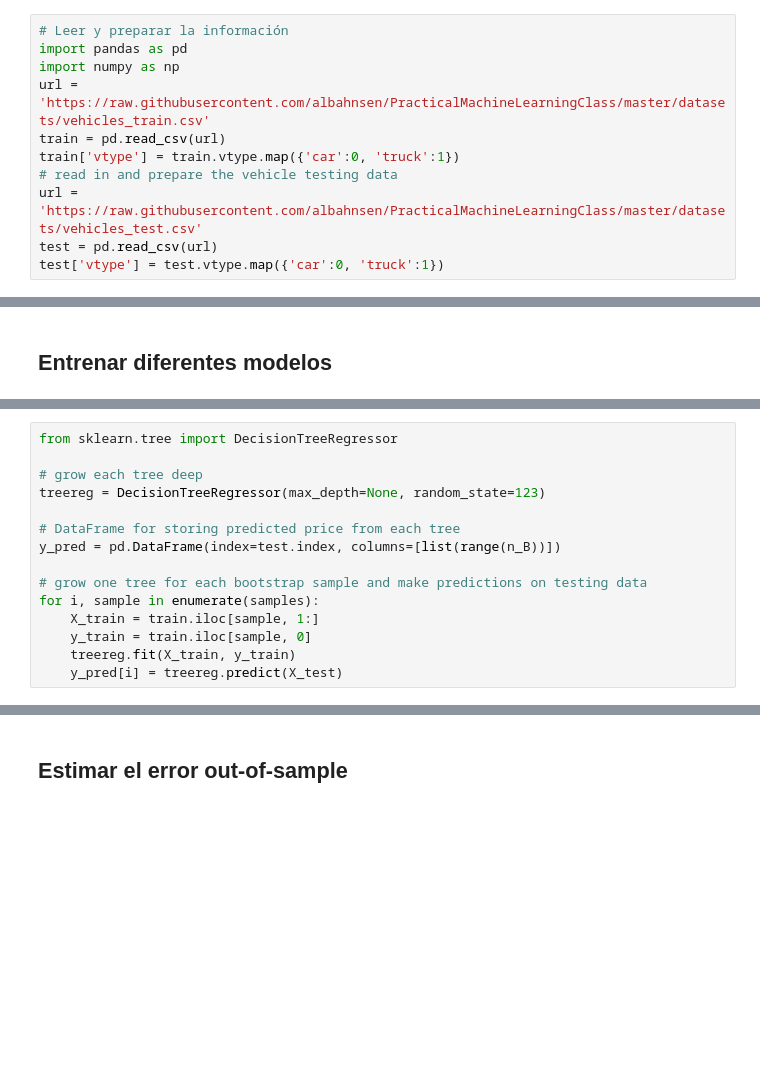
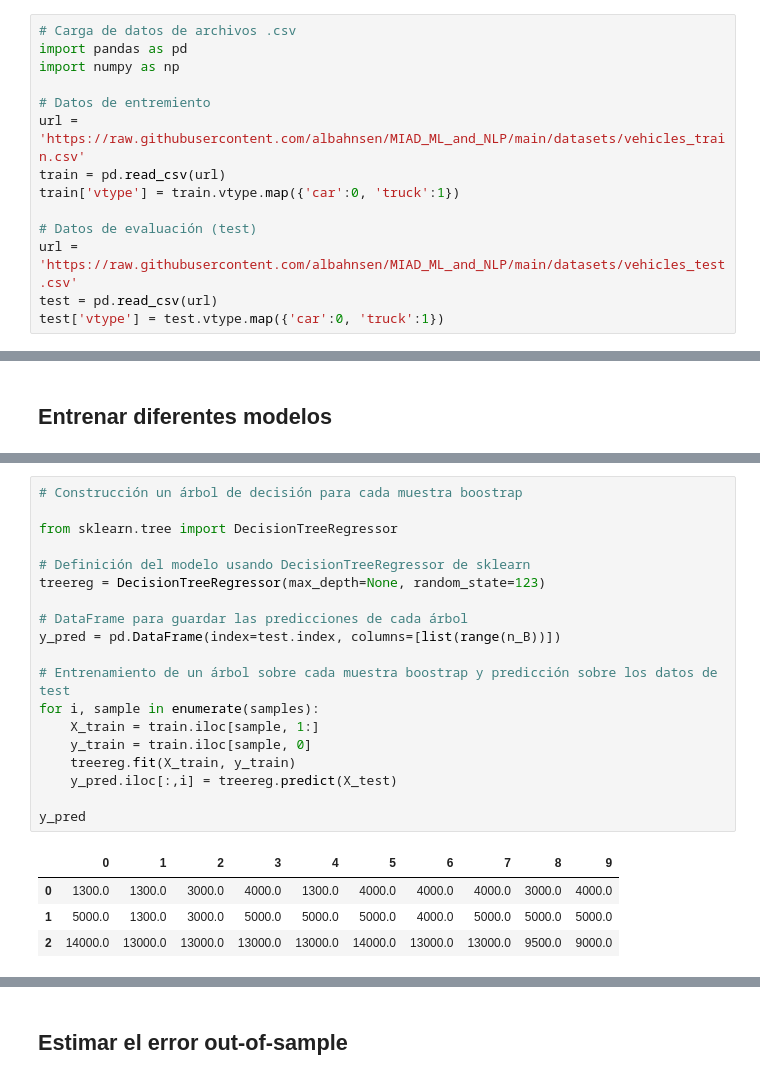
Before and after one commit to albahnsen/MIAD_ML_and_NLP, a Jupyter notebook: Semana 1/S1LAB2_modelos_ensamblajes.ipynb, the cells around one changed output, grey strips where cells are left out. Cells and saved outputs as stored; diff of their text form; blank space fills up the shorter version.

```diff
--- a/Semana 1/Ensambles - Bagging.ipynb
+++ b/Semana 1/S1LAB2_modelos_ensamblajes.ipynb
@@ -1,11 +15,14 @@
 # %%
-# Leer y preparar la información
+# Carga de datos de archivos .csv
 import pandas as pd
 import numpy as np
-url = 'https://raw.githubusercontent.com/albahnsen/PracticalMachineLearningClass/master/datasets/vehicles_train.csv'
+
+# Datos de entremiento
+url = 'https://raw.githubusercontent.com/albahnsen/MIAD_ML_and_NLP/main/datasets/vehicles_train.csv'
 train = pd.read_csv(url)
 train['vtype'] = train.vtype.map({'car':0, 'truck':1})
-# read in and prepare the vehicle testing data
-url = 'https://raw.githubusercontent.com/albahnsen/PracticalMachineLearningClass/master/datasets/vehicles_test.csv'
+
+# Datos de evaluación (test)
+url = 'https://raw.githubusercontent.com/albahnsen/MIAD_ML_and_NLP/main/datasets/vehicles_test.csv'
 test = pd.read_csv(url)
 test['vtype'] = test.vtype.map({'car':0, 'truck':1})
@@ -116,15 +40,0 @@ Construir un árbol para cada muestra
-# %%
-from sklearn.tree import DecisionTreeRegressor
-
-# grow each tree deep
-treereg = DecisionTreeRegressor(max_depth=None, random_state=123)
-
-# DataFrame for storing predicted price from each tree
-y_pred = pd.DataFrame(index=test.index, columns=[list(range(n_B))])
-
-# grow one tree for each bootstrap sample and make predictions on testing data
-for i, sample in enumerate(samples):
-    X_train = train.iloc[sample, 1:]
-    y_train = train.iloc[sample, 0]
-    treereg.fit(X_train, y_train)
-    y_pred[i] = treereg.predict(X_test)
@@ -183,0 +135,24 @@ np.sqrt(mean_squared_error(y_test, y_pred))
+# %%
+# Construcción un árbol de decisión para cada muestra boostrap
+
+from sklearn.tree import DecisionTreeRegressor
+
+# Definición del modelo usando DecisionTreeRegressor de sklearn
+treereg = DecisionTreeRegressor(max_depth=None, random_state=123)
+
+# DataFrame para guardar las predicciones de cada árbol
+y_pred = pd.DataFrame(index=test.index, columns=[list(range(n_B))])
+
+# Entrenamiento de un árbol sobre cada muestra boostrap y predicción sobre los datos de test
+for i, sample in enumerate(samples):
+    X_train = train.iloc[sample, 1:]
+    y_train = train.iloc[sample, 0]
+    treereg.fit(X_train, y_train)
+    y_pred.iloc[:,i] = treereg.predict(X_test)
+
+y_pred
+# %% [output]
+|  | 0 | 1 | 2 | 3 | 4 | 5 | 6 | 7 | 8 | 9 |
+| 0 | 1300.0 | 1300.0 | 3000.0 | 4000.0 | 1300.0 | 4000.0 | 4000.0 | 4000.0 | 3000.0 | 4000.0 |
+| 1 | 5000.0 | 1300.0 | 3000.0 | 5000.0 | 5000.0 | 5000.0 | 4000.0 | 5000.0 | 5000.0 | 5000.0 |
+| 2 | 14000.0 | 13000.0 | 13000.0 | 13000.0 | 13000.0 | 14000.0 | 13000.0 | 13000.0 | 9500.0 | 9000.0 |
```
Also changed, not shown: parts of 106 cells of this notebook, 2 other files.
